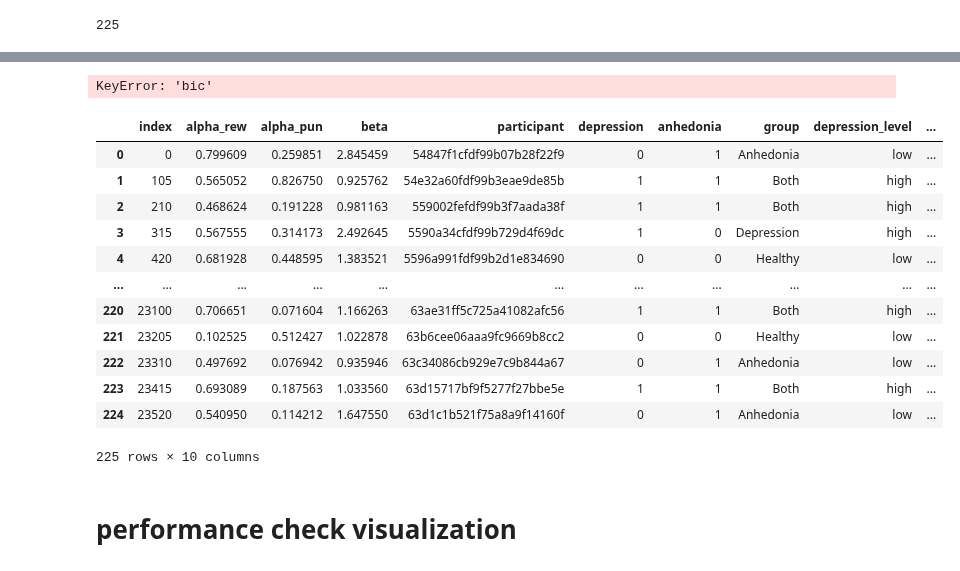
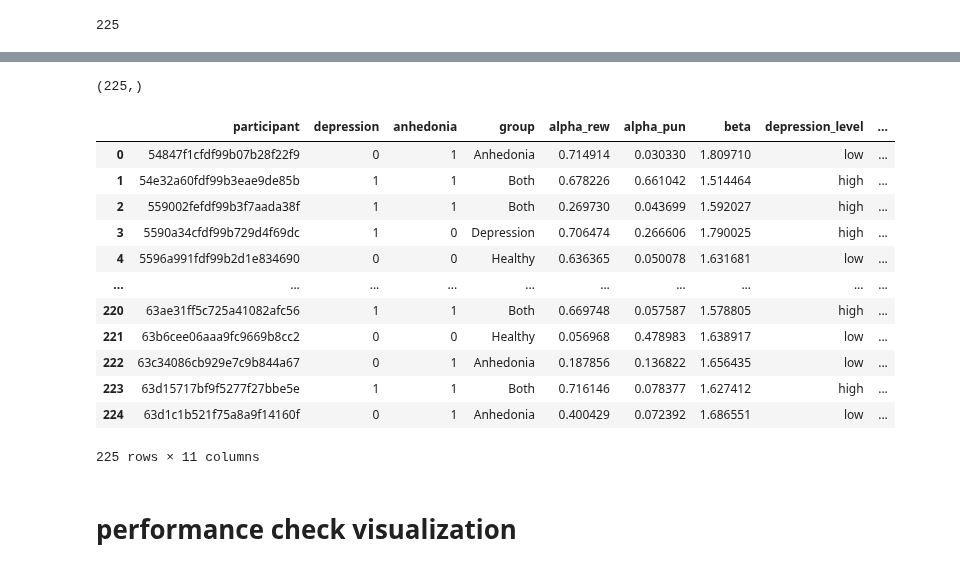
Before and after one commit to shawnrhoads/pyEM, a Jupyter notebook: examples/RW.ipynb, the cells around one changed output, grey strips where cells are left out. Saved outputs shown, nothing was run; the diff lists cells and outputs as text; code cells hidden in the pictures.

Commit message:
update BIC outcome calculation

```diff
--- a/examples/RW.ipynb
+++ b/examples/RW.ipynb
@@ -196,4 +191,9 @@ objfunc_dict = {modelID: rw_models.fit_slot_outcome_PE}
 nsubjects = len(all_data)
+# %%
+modelID = 'RW_pe'
+param_names = ['alpha_rew', 'alpha_pun', 'beta'] # slot version
+objfunc_dict = {modelID: rw_models.fit_slot_outcome_PE}
+nsubjects = len(all_data)
 # %%
-m, inv_h, posterior, NPL, NLPrior, NLL = EMfit(all_data, objfunc_dict['RW'], param_names) # est 36 minutes, 39 minutes for PE
+m, inv_h, posterior, NPL, NLPrior, NLL = EMfit(all_data, objfunc_dict['RW_outcome'], param_names) # est 36 minutes for RW_outcome, 39 minutes for RW_PE
 # %% [output]
@@ -323,37 +327,43 @@ modout[modelID]['fit']['nll'].shape
 # %%
-modout['RW']['fit']['bic'].shape
+modout[modelID]['fit']['bic'].shape
 # %% [output]
-KeyError: 'bic'
+(225,)
 # %%
 #  fitted 3 parameters output for each subjects # 225 subjects fitted (need to regroup them with ID later)
 # est_params are local variable (not sure if its saved in the pkl file)
-param_df = pd.DataFrame(est_params, columns=modout['RW']['fit']['param_names'])
+param_df = pd.DataFrame(est_params, columns=modout[modelID]['fit']['param_names'])
+bic_df = pd.DataFrame(modout[modelID]['fit']['bic'], columns=['bic'])
 # %%
 # get participant ID
 param_df['participant'] = sub_c['participant'].unique()
 
-psych_df = baseline_slot[['depression', 'anhedonia', 'group', 'participant']]
-plot_df = pd.merge(param_df, psych_df, on='participant')
+psych_df = baseline_slot[['participant','depression', 'anhedonia', 'group']]
+fit_df = pd.merge(psych_df, param_df, on='participant')
+# plot_df = pd.concat([plot_df, bic_df], axis=1)
 
 # Map the 'depression' and 'anhedonia' values to 'high' and 'low'
-plot_df['depression_level'] = pd.Categorical(plot_df['depression'].map({1: 'high', 0: 'low'}), categories=['low', 'high'], ordered=True)
-plot_df['anhedonia_level'] = pd.Categorical(plot_df['anhedonia'].map({1: 'high', 0: 'low'}), categories=['low', 'high'], ordered=True)
+fit_df['depression_level'] = pd.Categorical(fit_df['depression'].map({1: 'high', 0: 'low'}), categories=['low', 'high'], ordered=True)
+fit_df['anhedonia_level'] = pd.Categorical(fit_df['anhedonia'].map({1: 'high', 0: 'low'}), categories=['low', 'high'], ordered=True)
 
-plot_df.drop_duplicates(subset='participant', inplace=True)
-plot_df.reset_index()
+fit_df.drop_duplicates(subset='participant', inplace=True)
+fit_df = fit_df.reset_index(drop=True)
+fit_df = pd.concat([fit_df, bic_df], axis=1)
+fit_df['model'] = modelID
+
+fit_df
 # %% [output]
-|  | index | alpha_rew | alpha_pun | beta | participant | depression | anhedonia | group | depression_level | ... |
-| 0 | 0 | 0.799609 | 0.259851 | 2.845459 | 54847f1cfdf99b07b28f22f9 | 0 | 1 | Anhedonia | low | ... |
-| 1 | 105 | 0.565052 | 0.826750 | 0.925762 | 54e32a60fdf99b3eae9de85b | 1 | 1 | Both | high | ... |
-| 2 | 210 | 0.468624 | 0.191228 | 0.981163 | 559002fefdf99b3f7aada38f | 1 | 1 | Both | high | ... |
-| 3 | 315 | 0.567555 | 0.314173 | 2.492645 | 5590a34cfdf99b729d4f69dc | 1 | 0 | Depression | high | ... |
-| 4 | 420 | 0.681928 | 0.448595 | 1.383521 | 5596a991fdf99b2d1e834690 | 0 | 0 | Healthy | low | ... |
-| ... | ... | ... | ... | ... | ... | ... | ... | ... | ... | ... |
-| 220 | 23100 | 0.706651 | 0.071604 | 1.166263 | 63ae31ff5c725a41082afc56 | 1 | 1 | Both | high | ... |
-| 221 | 23205 | 0.102525 | 0.512427 | 1.022878 | 63b6cee06aaa9fc9669b8cc2 | 0 | 0 | Healthy | low | ... |
-| 222 | 23310 | 0.497692 | 0.076942 | 0.935946 | 63c34086cb929e7c9b844a67 | 0 | 1 | Anhedonia | low | ... |
-| 223 | 23415 | 0.693089 | 0.187563 | 1.033560 | 63d15717bf9f5277f27bbe5e | 1 | 1 | Both | high | ... |
-| 224 | 23520 | 0.540950 | 0.114212 | 1.647550 | 63d1c1b521f75a8a9f14160f | 0 | 1 | Anhedonia | low | ... |
+|  | participant | depression | anhedonia | group | alpha_rew | alpha_pun | beta | depression_level | ... |
+| 0 | 54847f1cfdf99b07b28f22f9 | 0 | 1 | Anhedonia | 0.714914 | 0.030330 | 1.809710 | low | ... |
+| 1 | 54e32a60fdf99b3eae9de85b | 1 | 1 | Both | 0.678226 | 0.661042 | 1.514464 | high | ... |
+| 2 | 559002fefdf99b3f7aada38f | 1 | 1 | Both | 0.269730 | 0.043699 | 1.592027 | high | ... |
+| 3 | 5590a34cfdf99b729d4f69dc | 1 | 0 | Depression | 0.706474 | 0.266606 | 1.790025 | high | ... |
+| 4 | 5596a991fdf99b2d1e834690 | 0 | 0 | Healthy | 0.636365 | 0.050078 | 1.631681 | low | ... |
+| ... | ... | ... | ... | ... | ... | ... | ... | ... | ... |
+| 220 | 63ae31ff5c725a41082afc56 | 1 | 1 | Both | 0.669748 | 0.057587 | 1.578805 | high | ... |
+| 221 | 63b6cee06aaa9fc9669b8cc2 | 0 | 0 | Healthy | 0.056968 | 0.478983 | 1.638917 | low | ... |
+| 222 | 63c34086cb929e7c9b844a67 | 0 | 1 | Anhedonia | 0.187856 | 0.136822 | 1.656435 | low | ... |
+| 223 | 63d15717bf9f5277f27bbe5e | 1 | 1 | Both | 0.716146 | 0.078377 | 1.627412 | high | ... |
+| 224 | 63d1c1b521f75a8a9f14160f | 0 | 1 | Anhedonia | 0.400429 | 0.072392 | 1.686551 | low | ... |
-225 rows × 10 columns
+225 rows × 11 columns
 # %%
 # save fitted params to csv
```
Also changed, not shown: parts of 10 cells of this notebook, 1 other file.
